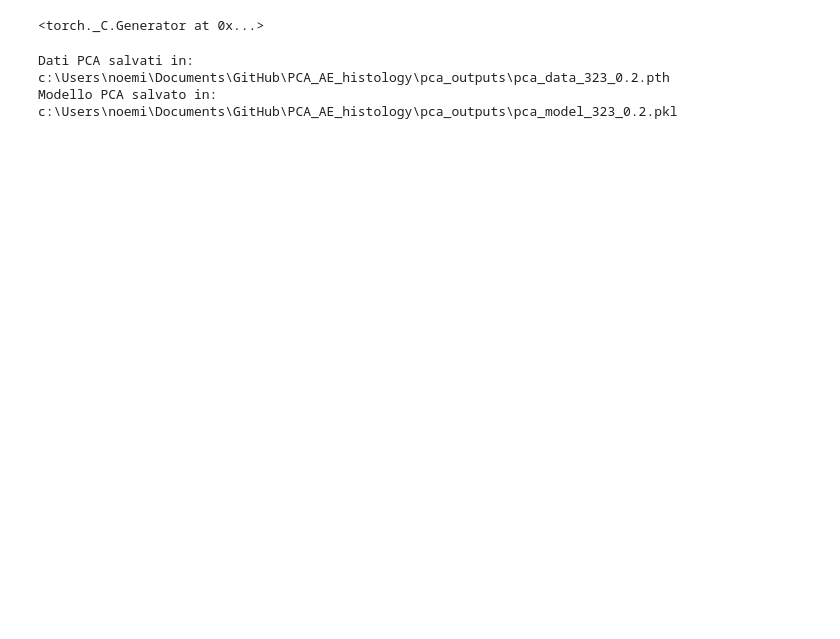
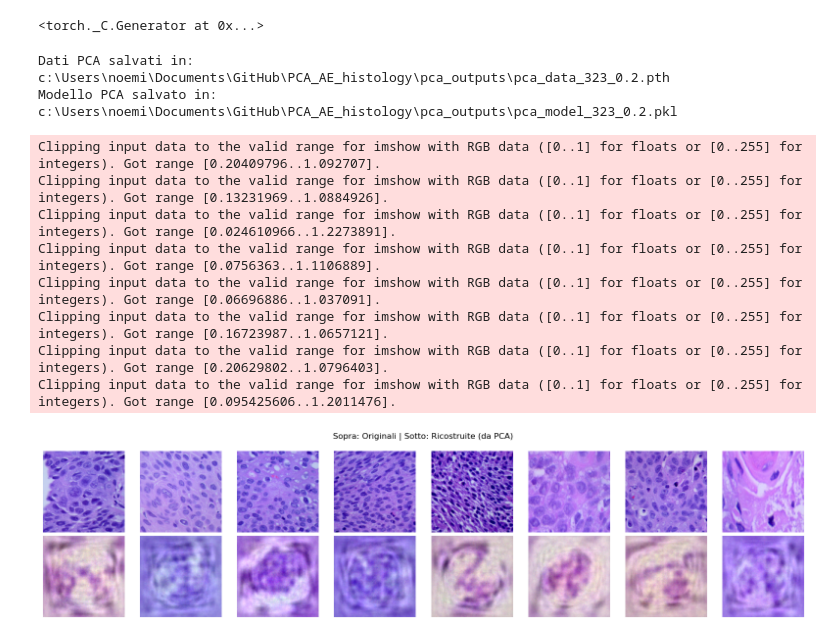
Before and after one commit to noemiaime/PCA_AE_histology, a Jupyter notebook: 3_PCA.ipynb, the cells around one changed output. Cells and saved outputs as stored; diff of their text form; code cells hidden in the pictures; blank space fills up the shorter version.

```diff
--- a/3_PCA.ipynb
+++ b/3_PCA.ipynb
@@ -127,0 +133,61 @@ Modello PCA salvato in: c:\Users\noemi\Documents\GitHub\PCA_AE_histology\pca_out
+# %%
+import torch
+import numpy as np
+import matplotlib.pyplot as plt
+from torchvision import transforms, datasets
+from sklearn.decomposition import PCA
+import joblib
+import os
+
+# --- Parametri
+image_size = 224
+noise_std = 0.2
+n_components = 323
+
+# --- Percorsi
+base_dir = os.getcwd()
+data_dir = os.path.join(base_dir, 'data_histo')
+pca_model_path = os.path.join(base_dir, "pca_outputs", f"pca_model_{n_components}_{noise_std}.pkl")
+pca_data_path = os.path.join(base_dir, "pca_outputs", f'pca_data_{n_components}_{noise_std}.pth')
+
+# --- Caricamento dati compressi
+pca = joblib.load(pca_model_path)
+data_pca = torch.load(pca_data_path, weights_only=False)
+test_pca = data_pca['test_data']
+
+# --- Ricostruzione da PCA
+reconstructed = pca.inverse_transform(test_pca[:8])  # (8, 150528)
+
+# --- Calcolo mean/std dal training set originale (per denormalizzazione)
+aug_data = torch.load(f"shared_augmented_data/augmented_train_data_{noise_std}.pt")
+train_data_raw = aug_data['images'].view(aug_data['images'].size(0), -1).numpy()
+mean = train_data_raw.mean(axis=0)
+std = train_data_raw.std(axis=0) + 1e-8
+
+# --- Denormalizzazione
+reconstructed = reconstructed * std + mean  # (8, 150528)
+reconstructed_imgs = torch.tensor(reconstructed).view(-1, 3, 224, 224)
+
+# --- Caricamento immagini originali test (senza data augmentation)
+transform_base = transforms.Compose([
+    transforms.Resize((image_size, image_size)),
+    transforms.ToTensor()
+])
+full_dataset = datasets.ImageFolder(root=data_dir, transform=transform_base)
+total_size = len(full_dataset)
+train_size = int(0.7 * total_size)
+val_size = int(0.15 * total_size)
+test_size = total_size - train_size - val_size
+test_start_idx = train_size + val_size
+test_subset_imgs = [full_dataset[i][0] for i in range(test_start_idx, test_start_idx + 8)]
+test_imgs_tensor = torch.stack(test_subset_imgs)  # (8, 3, 224, 224)
+# %% [output]
+Clipping input data to the valid range for imshow with RGB data ([0..1] for floats or [0..255] for integers). Got range [0.20409796..1.092707].
+Clipping input data to the valid range for imshow with RGB data ([0..1] for floats or [0..255] for integers). Got range [0.13231969..1.0884926].
+Clipping input data to the valid range for imshow with RGB data ([0..1] for floats or [0..255] for integers). Got range [0.024610966..1.2273891].
+Clipping input data to the valid range for imshow with RGB data ([0..1] for floats or [0..255] for integers). Got range [0.0756363..1.1106889].
+Clipping input data to the valid range for imshow with RGB data ([0..1] for floats or [0..255] for integers). Got range [0.06696886..1.037091].
+Clipping input data to the valid range for imshow with RGB data ([0..1] for floats or [0..255] for integers). Got range [0.16723987..1.0657121].
+Clipping input data to the valid range for imshow with RGB data ([0..1] for floats or [0..255] for integers). Got range [0.20629802..1.0796403].
+Clipping input data to the valid range for imshow with RGB data ([0..1] for floats or [0..255] for integers). Got range [0.095425606..1.2011476].
+[figure, added]
```
Also changed, not shown: parts of 3 cells of this notebook, 22 other files.
